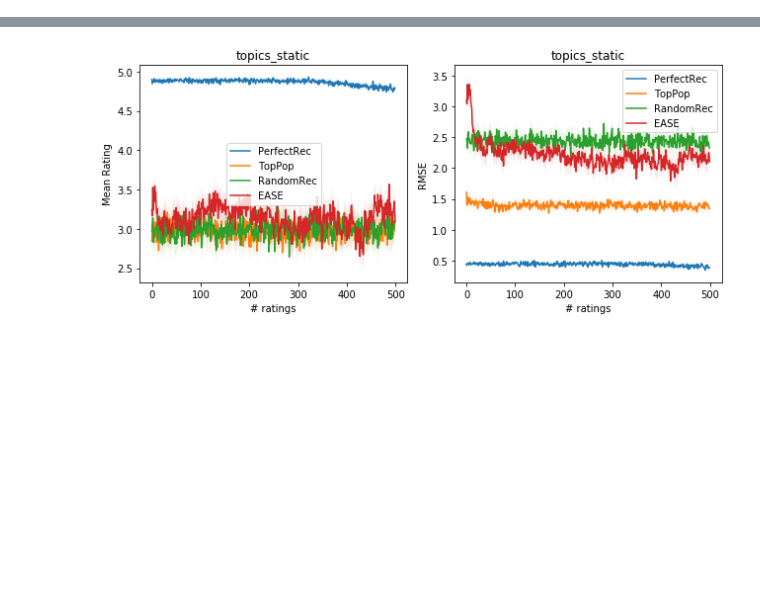
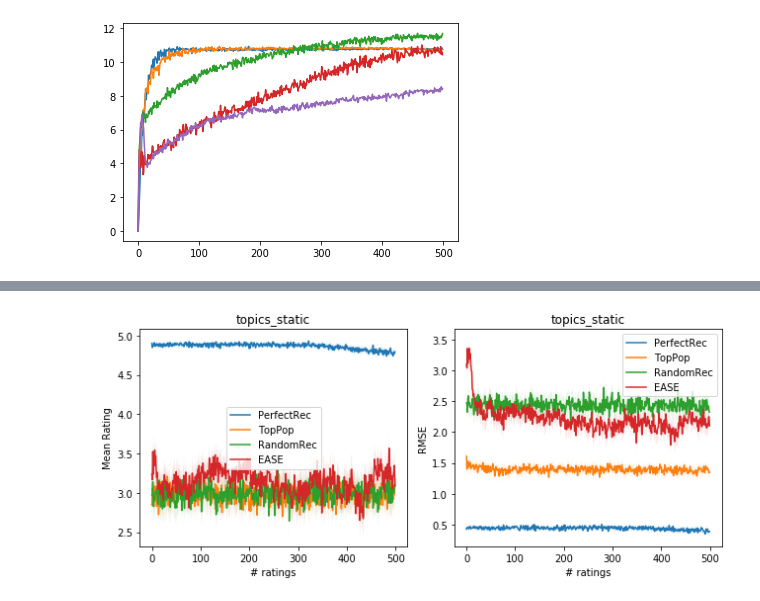
Before and after one commit to berkeley-reclab/RecLab, a Jupyter notebook: experiments/Plotting-Results.ipynb, the cells around one changed output, grey strips where cells are left out. Cells and saved outputs as stored; diff of their text form; code cells hidden in the pictures; blank space fills up the shorter version.

```diff
--- a/experiments/Plotting-Results.ipynb
+++ b/experiments/Plotting-Results.ipynb
@@ -15,0 +18,41 @@ from reclab.recommenders import TopPop
+# %%
+bucket = boto3.resource('s3').Bucket('recsys-eval')
+# %%
+recs = get_and_unserialize(bucket, 'master/topics_static/LibFM (MCMC)/trials/seed_0')
+recs2 = get_and_unserialize(bucket, 'master/topics_static/LibFM (SGD)/trials/seed_0')
+recs3 = get_and_unserialize(bucket, 'master/topics_static/CFNade/trials/seed_0')
+recs4 = get_and_unserialize(bucket, 'master/topics_static/Autorec/trials/seed_0')
+recs5 = get_and_unserialize(bucket, 'master/topics_static/EASE/trials/seed_0')
+# %%
+def plot_novelty(recs, num_items=1700):
+    seen = dict()
+    for i in range(num_items):
+        seen[i] = 0
+
+    novelty = []
+
+    total = 0
+    for i in range(recs.shape[0]):
+        tmp = 0
+       # print(i)
+        for rec in recs[i]:
+            if seen[rec] > 0:
+                tmp += -1 * np.log2(seen[rec] / total)
+             #   print(tmp)
+        tmp /= recs.shape[1]
+        novelty.append(tmp)
+        for rec in recs[i]:
+            seen[rec] += 1
+
+
+        total += recs.shape[1]
+    plt.plot(novelty)
+    return novelty
+# %%
+novelty = plot_novelty(recs)
+novelty2 = plot_novelty(recs2)
+n = plot_novelty(recs3)
+n = plot_novelty(recs4)
+n = plot_novelty(recs5)
+# %% [output]
+[figure, added]
```
Also changed, not shown: parts of 5 cells of this notebook, 2 other files.
